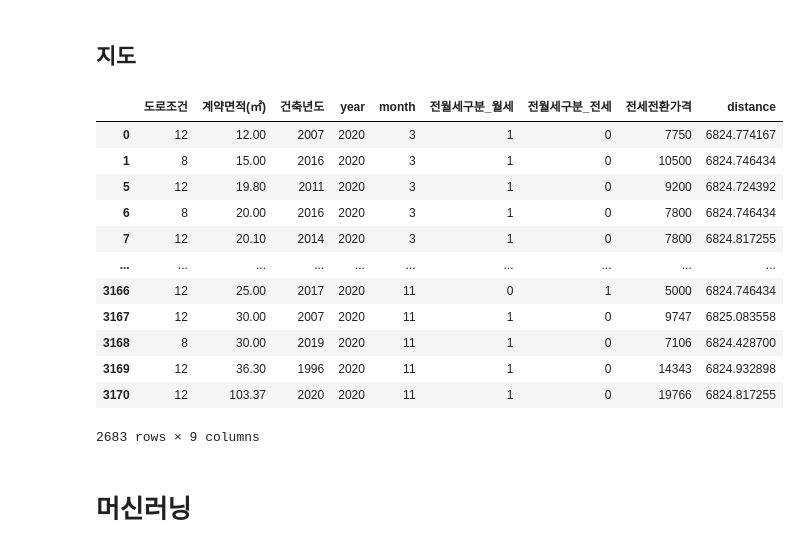
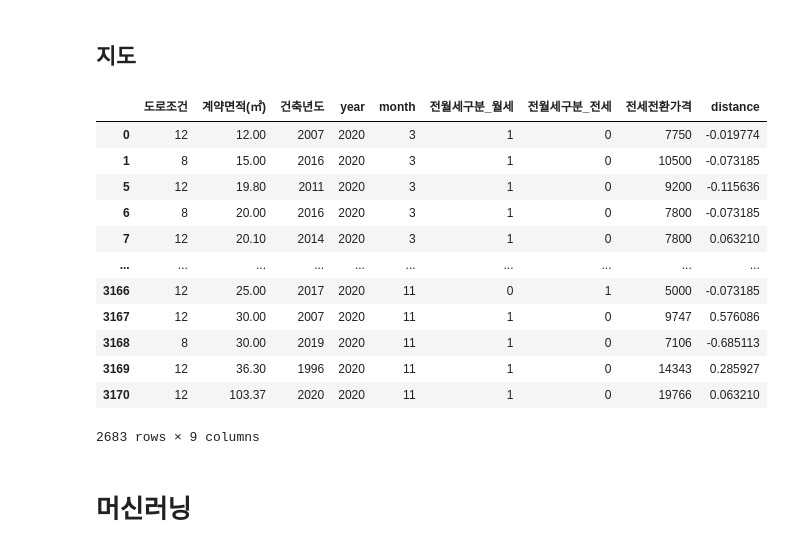
Before and after one commit to ChanceMKR/LH_home, a Jupyter notebook: ksc/lh_home.ipynb, the cells around one changed output. Saved outputs shown, nothing was run; the diff lists cells and outputs as text; code cells hidden in the pictures.

```diff
--- a/ksc/lh_home.ipynb
+++ b/ksc/lh_home.ipynb
@@ -178,20 +178,20 @@ gajwa["distance"] = dist
 # %%
 gajwa_data = pd.DataFrame.drop(gajwa, columns=["시군구","계약년월", "번지", "도로명", "계약일", "보증금(만원)", "월세(만원)", "location", "경도", "위도", "전월세전환율"], axis=1)
 
-#gajwa_data.distance = gajwa_data.distance.transform(lambda x: (x - x.mean()) / x.std())
+gajwa_data.distance = gajwa_data.distance.transform(lambda x: (x - x.mean()) / x.std())
 #gajwa_data.전세전환가격 = gajwa_data.전세전환가격.transform(lambda x: (x - x.mean()) / x.std())
 gajwa_data
 # %% [output]
 |  | 도로조건 | 계약면적(㎡) | 건축년도 | year | month | 전월세구분_월세 | 전월세구분_전세 | 전세전환가격 | distance |
-| 0 | 12 | 12.00 | 2007 | 2020 | 3 | 1 | 0 | 7750 | 6824.774167 |
-| 1 | 8 | 15.00 | 2016 | 2020 | 3 | 1 | 0 | 10500 | 6824.746434 |
-| 5 | 12 | 19.80 | 2011 | 2020 | 3 | 1 | 0 | 9200 | 6824.724392 |
-| 6 | 8 | 20.00 | 2016 | 2020 | 3 | 1 | 0 | 7800 | 6824.746434 |
-| 7 | 12 | 20.10 | 2014 | 2020 | 3 | 1 | 0 | 7800 | 6824.817255 |
+| 0 | 12 | 12.00 | 2007 | 2020 | 3 | 1 | 0 | 7750 | -0.019774 |
+| 1 | 8 | 15.00 | 2016 | 2020 | 3 | 1 | 0 | 10500 | -0.073185 |
+| 5 | 12 | 19.80 | 2011 | 2020 | 3 | 1 | 0 | 9200 | -0.115636 |
+| 6 | 8 | 20.00 | 2016 | 2020 | 3 | 1 | 0 | 7800 | -0.073185 |
+| 7 | 12 | 20.10 | 2014 | 2020 | 3 | 1 | 0 | 7800 | 0.063210 |
 | ... | ... | ... | ... | ... | ... | ... | ... | ... | ... |
-| 3166 | 12 | 25.00 | 2017 | 2020 | 11 | 0 | 1 | 5000 | 6824.746434 |
-| 3167 | 12 | 30.00 | 2007 | 2020 | 11 | 1 | 0 | 9747 | 6825.083558 |
-| 3168 | 8 | 30.00 | 2019 | 2020 | 11 | 1 | 0 | 7106 | 6824.428700 |
-| 3169 | 12 | 36.30 | 1996 | 2020 | 11 | 1 | 0 | 14343 | 6824.932898 |
-| 3170 | 12 | 103.37 | 2020 | 2020 | 11 | 1 | 0 | 19766 | 6824.817255 |
+| 3166 | 12 | 25.00 | 2017 | 2020 | 11 | 0 | 1 | 5000 | -0.073185 |
+| 3167 | 12 | 30.00 | 2007 | 2020 | 11 | 1 | 0 | 9747 | 0.576086 |
+| 3168 | 8 | 30.00 | 2019 | 2020 | 11 | 1 | 0 | 7106 | -0.685113 |
+| 3169 | 12 | 36.30 | 1996 | 2020 | 11 | 1 | 0 | 14343 | 0.285927 |
+| 3170 | 12 | 103.37 | 2020 | 2020 | 11 | 1 | 0 | 19766 | 0.063210 |
 2683 rows × 9 columns
```
Also changed, not shown: parts of 2 cells of this notebook.
